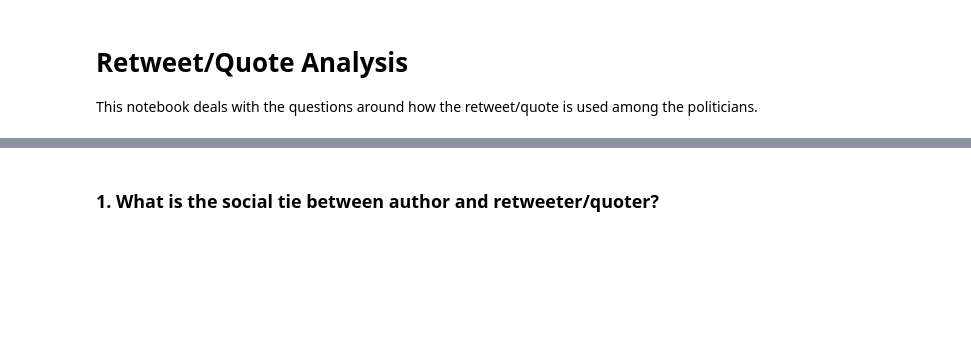
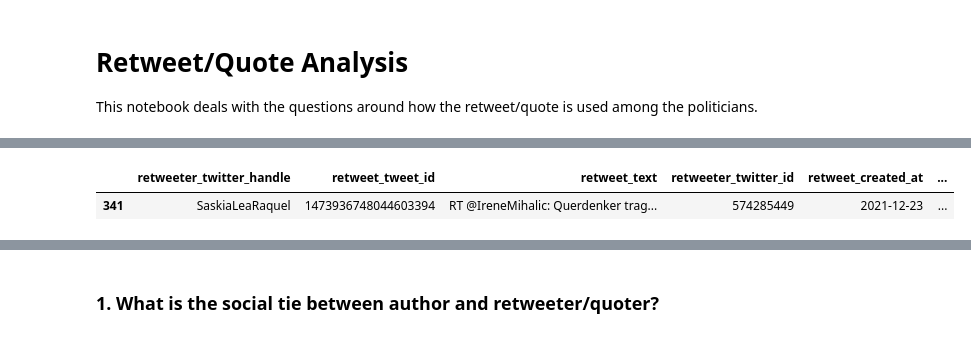
Before and after one commit to lucashoeft/Content-Sharing, a Jupyter notebook: data-analysis/retweet_quote_analysis.ipynb, the cells around one changed output, grey strips where cells are left out. Drawn from its saved outputs; the diff is of its cells as text; code cells hidden in the pictures; blank space fills up the shorter version.

```diff
--- a/data-analysis/retweet_quote_analysis.ipynb
+++ b/data-analysis/retweet_quote_analysis.ipynb
@@ -119,0 +21,86 @@ display(quote_list_enriched)
+# %%
+user_list['twitter_id'] = pd.to_numeric(user_list['twitter_id'])
+
+mdb_list['fraktion_short'] = mdb_list['fraktion']
+mdb_list['fraktion_short'][mdb_list['fraktion'] == 'Alternative für Deutschland'] = 'AfD'
+mdb_list['fraktion_short'][mdb_list['fraktion'] == 'Fraktion BÜNDNIS 90/DIE GRÜNEN'] = 'Grünen'
+mdb_list['fraktion_short'][mdb_list['fraktion'] == 'Fraktion DIE LINKE.'] = 'Linke'
+mdb_list['fraktion_short'][mdb_list['fraktion'] == 'Fraktion der Christlich Demokratischen Union/Christlich - Sozialen Union'] = 'CDU'
+mdb_list['fraktion_short'][mdb_list['fraktion'] == 'Fraktion der Freien Demokratischen Partei'] = 'FDP'
+mdb_list['fraktion_short'][mdb_list['fraktion'] == 'Fraktion der Sozialdemokratischen Partei Deutschlands'] = 'SPD'
+
+### RETWEETS ###
+
+# Merge follow and tie information into table
+retweet_list_enriched = pd.merge(retweet_list, user_friendships_evaluation, how='left', left_on=['retweeter_twitter_handle', 'author_twitter_handle'], right_on=['source_screen_name', 'target_screen_name'])
+retweet_list_enriched = pd.merge(retweet_list_enriched, user_friendships_evaluation, how='left', left_on=['retweeter_twitter_handle', 'author_twitter_handle'], right_on=['target_screen_name', 'source_screen_name'])
+
+# Filter retweets based on creation of the orignal tweet
+retweet_list_enriched['tweet_created_at'] = pd.to_datetime(retweet_list_enriched['tweet_created_at']).dt.date
+retweet_list_enriched = retweet_list_enriched[retweet_list_enriched['tweet_created_at'] > date_parameter_tweet_selection]
+
+# Merge mergeable columns
+retweet_list_enriched['tie_type_x'].update(retweet_list_enriched.pop('tie_type_y'))
+retweet_list_enriched['source_follows_target_x'].update(retweet_list_enriched.pop('target_follows_source_y'))
+retweet_list_enriched['target_follows_source_x'].update(retweet_list_enriched.pop('source_follows_target_y'))
+
+# Fill info for same person or not available
+retweet_list_enriched['tie_type_x'][retweet_list_enriched['retweeter_twitter_handle'] == retweet_list_enriched['author_twitter_handle']] = 'same person'
+retweet_list_enriched['tie_type_x'][retweet_list_enriched['tie_type_x'].isna()] = 'not available'
+
+# Drop empty columns
+retweet_list_enriched.drop(['source_screen_name_x', 'target_screen_name_x', 'source_id_x', 'target_id_x', 'source_screen_name_y', 'source_id_y', 'target_screen_name_y', 'target_id_y', 'tweet_referenced_tweet_type_x'], axis=1, inplace=True)
+
+# Add the account information from user_list to the retweets
+retweet_list_enriched = pd.merge(retweet_list_enriched, user_list, left_on='retweeter_twitter_handle', right_on='twitter_handle')
+retweet_list_enriched = pd.merge(retweet_list_enriched, user_list, left_on='author_twitter_handle', right_on='twitter_handle')
+retweet_list_enriched.columns = retweet_list_enriched.columns.str.replace('_x', '_retweeter')
+retweet_list_enriched.columns = retweet_list_enriched.columns.str.replace('_y', '_author')
+
+# merge mdb_list
+retweet_list_enriched = pd.merge(retweet_list_enriched, mdb_list, left_on='bundestag_id_retweeter', right_on='bundestag_id')
+retweet_list_enriched = pd.merge(retweet_list_enriched, mdb_list, left_on='bundestag_id_author', right_on='bundestag_id')
+retweet_list_enriched.columns = retweet_list_enriched.columns.str.replace('_x', '_retweeter')
+retweet_list_enriched.columns = retweet_list_enriched.columns.str.replace('_y', '_author')
+
+retweet_list_enriched.rename(columns={"source_follows_target_retweeter": "retweeter_follows_author", "target_follows_source_retweeter": "author_follows_retweeter" }, inplace=True)
+
+
+### QUOTES ###
+
+# Merge follow and tie information into table
+quote_list_enriched = pd.merge(quote_list, user_friendships_evaluation, how='left', left_on=['quoter_twitter_handle', 'author_twitter_handle'], right_on=['source_screen_name', 'target_screen_name'])
+quote_list_enriched = pd.merge(quote_list_enriched, user_friendships_evaluation, how='left', left_on=['quoter_twitter_handle', 'author_twitter_handle'], right_on=['target_screen_name', 'source_screen_name'])
+
+# Filter retweets based on creation of the orignal tweet
+quote_list_enriched['tweet_created_at'] = pd.to_datetime(quote_list_enriched['tweet_created_at']).dt.date
+quote_list_enriched = quote_list_enriched[quote_list_enriched['tweet_created_at'] > date_parameter_tweet_selection]
+
+# Merge mergeable columns
+quote_list_enriched['tie_type_x'].update(quote_list_enriched.pop('tie_type_y'))
+quote_list_enriched['source_follows_target_x'].update(quote_list_enriched.pop('target_follows_source_y'))
+quote_list_enriched['target_follows_source_x'].update(quote_list_enriched.pop('source_follows_target_y'))
+
+# Fill info for same person or not available
+quote_list_enriched['tie_type_x'][quote_list_enriched['quoter_twitter_handle'] == quote_list_enriched['author_twitter_handle']] = 'same person'
+quote_list_enriched['tie_type_x'][quote_list_enriched['tie_type_x'].isna()] = 'not available'
+
+# Drop empty columns
+quote_list_enriched.drop(['source_screen_name_x', 'target_screen_name_x', 'source_id_x', 'target_id_x', 'source_screen_name_y', 'source_id_y', 'target_screen_name_y', 'target_id_y', 'tweet_referenced_tweet_type_x'], axis=1, inplace=True)
+
+# Add the account information from user_list to the quotes
+quote_list_enriched = pd.merge(quote_list_enriched, user_list, left_on='quoter_twitter_handle', right_on='twitter_handle')
+quote_list_enriched = pd.merge(quote_list_enriched, user_list, left_on='author_twitter_handle', right_on='twitter_handle')
+quote_list_enriched.columns = quote_list_enriched.columns.str.replace('_x', '_quoter')
+quote_list_enriched.columns = quote_list_enriched.columns.str.replace('_y', '_author')
+
+# merge mdb_list
+quote_list_enriched = pd.merge(quote_list_enriched, mdb_list, left_on='bundestag_id_quoter', right_on='bundestag_id')
+quote_list_enriched = pd.merge(quote_list_enriched, mdb_list, left_on='bundestag_id_author', right_on='bundestag_id')
+quote_list_enriched.columns = quote_list_enriched.columns.str.replace('_x', '_quoter')
+quote_list_enriched.columns = quote_list_enriched.columns.str.replace('_y', '_author')
+
+quote_list_enriched.rename(columns={"source_follows_target_quoter": "quoter_follows_author", "target_follows_source_quoter": "author_follows_q" }, inplace=True)
+
+display(retweet_list_enriched[retweet_list_enriched['retweeter_twitter_handle'] == 'SaskiaLeaRaquel'])
+# %% [output]
@@ -119,0 +124,2 @@ display(quote_list_enriched)
+|  | retweeter_twitter_handle | retweet_tweet_id | retweet_text | retweeter_twitter_id | retweet_created_at | ... |
+| 341 | SaskiaLeaRaquel | 1473936748044603394 | RT @IreneMihalic: Querdenker trag... | 574285449 | 2021-12-23 | ... |
```
Also changed, not shown: parts of 18 cells of this notebook, 4 other files.
